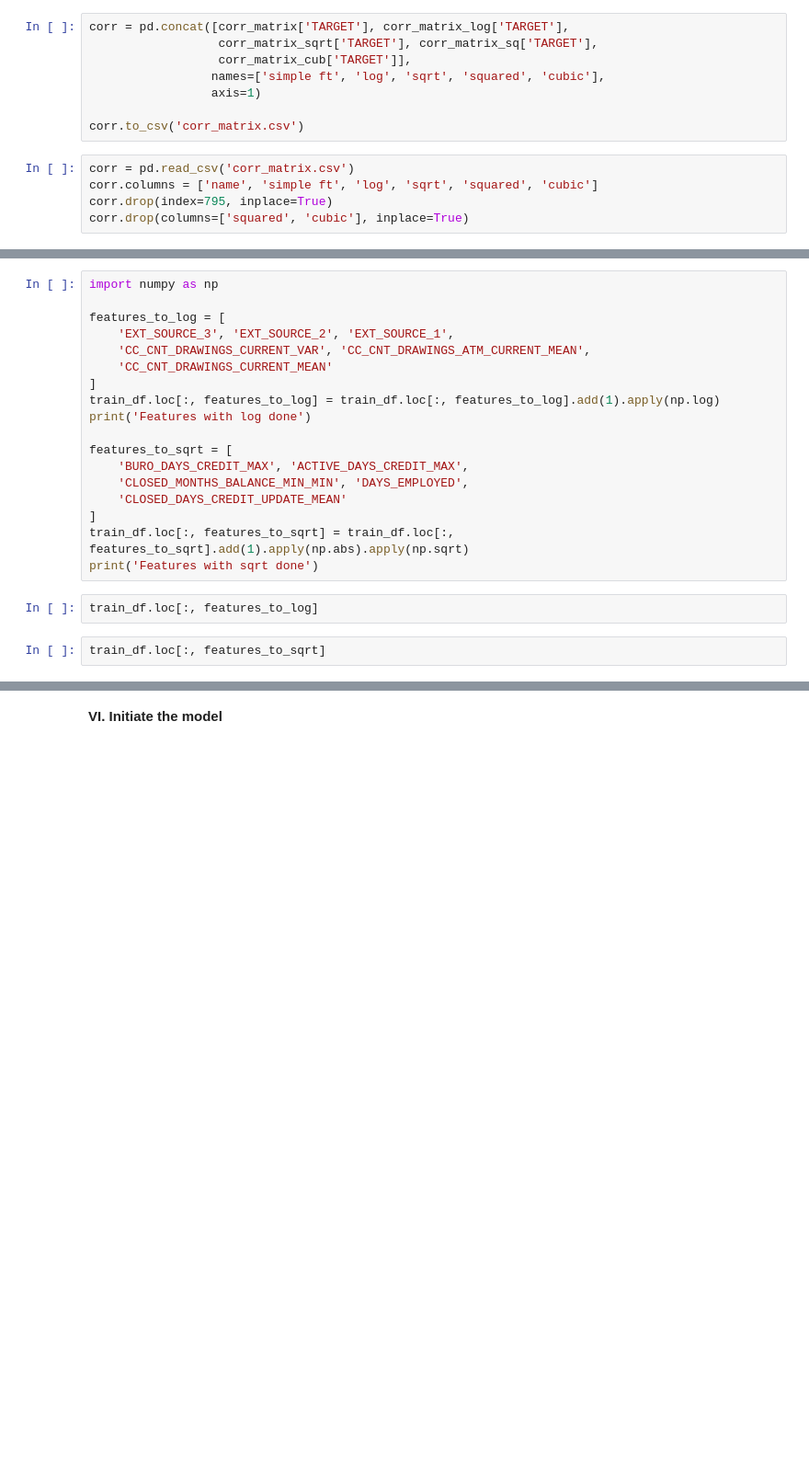
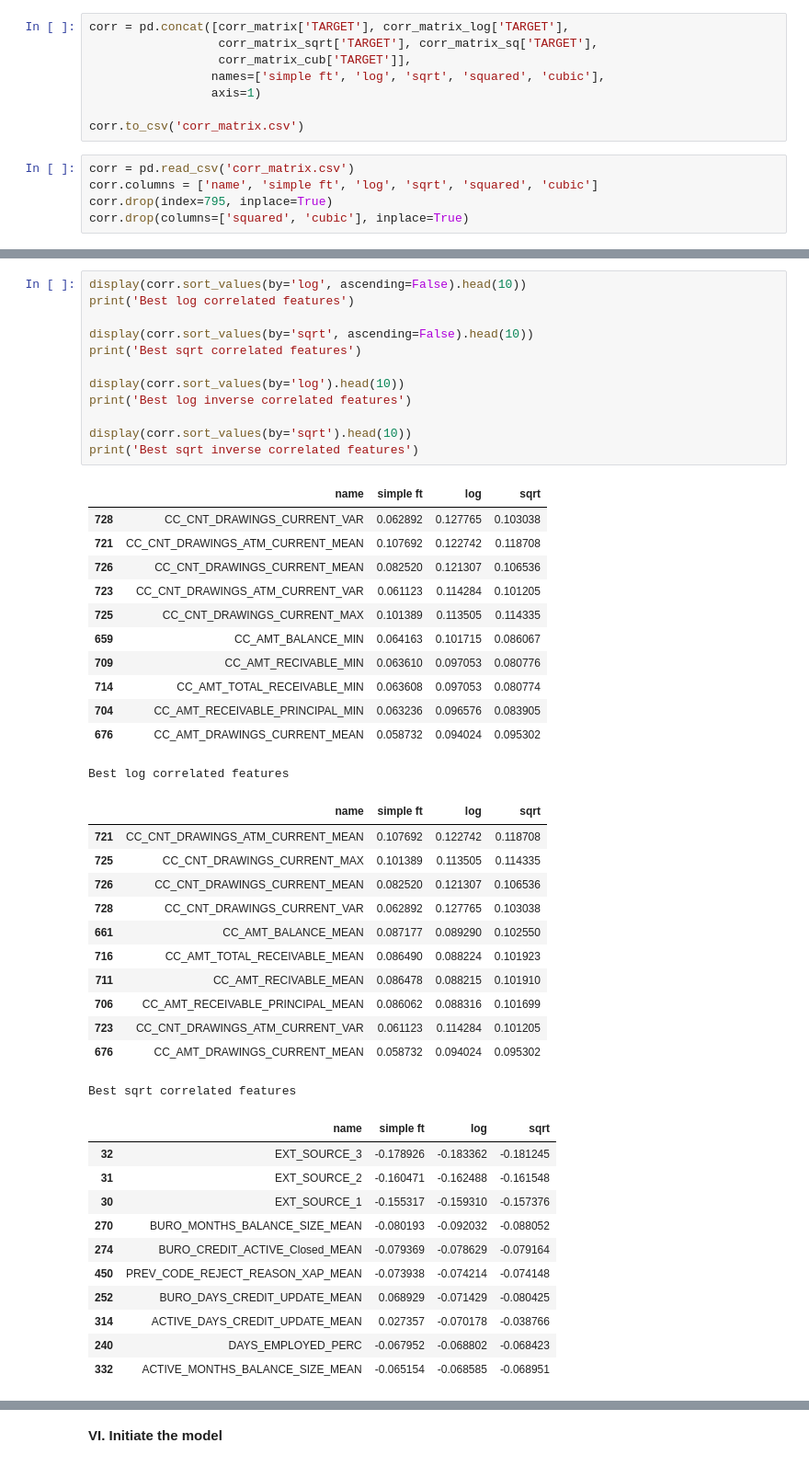
Before and after one commit to drdjekyl/P7, a Jupyter notebook: P7_A_Model.ipynb, the cells around one changed output, grey strips where cells are left out. Shown at 92% size. Saved outputs shown, nothing was run; the diff lists cells and outputs as text; blank space fills up the shorter version.

```diff
--- a/P7_A_Model.ipynb
+++ b/P7_A_Model.ipynb
@@ -480,22 +476,48 @@ print('Best sqrt inverse correlated features')
-# %%
-import numpy as np
-
-features_to_log = [
-    'EXT_SOURCE_3', 'EXT_SOURCE_2', 'EXT_SOURCE_1',
-    'CC_CNT_DRAWINGS_CURRENT_VAR', 'CC_CNT_DRAWINGS_ATM_CURRENT_MEAN',
-    'CC_CNT_DRAWINGS_CURRENT_MEAN'
-]
-train_df.loc[:, features_to_log] = train_df.loc[:, features_to_log].add(1).apply(np.log)
-print('Features with log done')
-
-features_to_sqrt = [
-    'BURO_DAYS_CREDIT_MAX', 'ACTIVE_DAYS_CREDIT_MAX',
-    'CLOSED_MONTHS_BALANCE_MIN_MIN', 'DAYS_EMPLOYED',
-    'CLOSED_DAYS_CREDIT_UPDATE_MEAN'
-]
-train_df.loc[:, features_to_sqrt] = train_df.loc[:, features_to_sqrt].add(1).apply(np.abs).apply(np.sqrt)
-print('Features with sqrt done')
-# %%
-train_df.loc[:, features_to_log]
-# %%
-train_df.loc[:, features_to_sqrt]
+# %%
+display(corr.sort_values(by='log', ascending=False).head(10))
+print('Best log correlated features')
+
+display(corr.sort_values(by='sqrt', ascending=False).head(10))
+print('Best sqrt correlated features')
+
+display(corr.sort_values(by='log').head(10))
+print('Best log inverse correlated features')
+
+display(corr.sort_values(by='sqrt').head(10))
+print('Best sqrt inverse correlated features')
+# %% [output]
+|  | name | simple ft | log | sqrt |
+| 728 | CC_CNT_DRAWINGS_CURRENT_VAR | 0.062892 | 0.127765 | 0.103038 |
+| 721 | CC_CNT_DRAWINGS_ATM_CURRENT_MEAN | 0.107692 | 0.122742 | 0.118708 |
+| 726 | CC_CNT_DRAWINGS_CURRENT_MEAN | 0.082520 | 0.121307 | 0.106536 |
+| 723 | CC_CNT_DRAWINGS_ATM_CURRENT_VAR | 0.061123 | 0.114284 | 0.101205 |
+| 725 | CC_CNT_DRAWINGS_CURRENT_MAX | 0.101389 | 0.113505 | 0.114335 |
+| 659 | CC_AMT_BALANCE_MIN | 0.064163 | 0.101715 | 0.086067 |
+| 709 | CC_AMT_RECIVABLE_MIN | 0.063610 | 0.097053 | 0.080776 |
+| 714 | CC_AMT_TOTAL_RECEIVABLE_MIN | 0.063608 | 0.097053 | 0.080774 |
+| 704 | CC_AMT_RECEIVABLE_PRINCIPAL_MIN | 0.063236 | 0.096576 | 0.083905 |
+| 676 | CC_AMT_DRAWINGS_CURRENT_MEAN | 0.058732 | 0.094024 | 0.095302 |
+Best log correlated features
+|  | name | simple ft | log | sqrt |
+| 721 | CC_CNT_DRAWINGS_ATM_CURRENT_MEAN | 0.107692 | 0.122742 | 0.118708 |
+| 725 | CC_CNT_DRAWINGS_CURRENT_MAX | 0.101389 | 0.113505 | 0.114335 |
+| 726 | CC_CNT_DRAWINGS_CURRENT_MEAN | 0.082520 | 0.121307 | 0.106536 |
+| 728 | CC_CNT_DRAWINGS_CURRENT_VAR | 0.062892 | 0.127765 | 0.103038 |
+| 661 | CC_AMT_BALANCE_MEAN | 0.087177 | 0.089290 | 0.102550 |
+| 716 | CC_AMT_TOTAL_RECEIVABLE_MEAN | 0.086490 | 0.088224 | 0.101923 |
+| 711 | CC_AMT_RECIVABLE_MEAN | 0.086478 | 0.088215 | 0.101910 |
+| 706 | CC_AMT_RECEIVABLE_PRINCIPAL_MEAN | 0.086062 | 0.088316 | 0.101699 |
+| 723 | CC_CNT_DRAWINGS_ATM_CURRENT_VAR | 0.061123 | 0.114284 | 0.101205 |
+| 676 | CC_AMT_DRAWINGS_CURRENT_MEAN | 0.058732 | 0.094024 | 0.095302 |
+Best sqrt correlated features
+|  | name | simple ft | log | sqrt |
+| 32 | EXT_SOURCE_3 | -0.178926 | -0.183362 | -0.181245 |
+| 31 | EXT_SOURCE_2 | -0.160471 | -0.162488 | -0.161548 |
+| 30 | EXT_SOURCE_1 | -0.155317 | -0.159310 | -0.157376 |
+| 270 | BURO_MONTHS_BALANCE_SIZE_MEAN | -0.080193 | -0.092032 | -0.088052 |
+| 274 | BURO_CREDIT_ACTIVE_Closed_MEAN | -0.079369 | -0.078629 | -0.079164 |
+| 450 | PREV_CODE_REJECT_REASON_XAP_MEAN | -0.073938 | -0.074214 | -0.074148 |
+| 252 | BURO_DAYS_CREDIT_UPDATE_MEAN | 0.068929 | -0.071429 | -0.080425 |
+| 314 | ACTIVE_DAYS_CREDIT_UPDATE_MEAN | 0.027357 | -0.070178 | -0.038766 |
+| 240 | DAYS_EMPLOYED_PERC | -0.067952 | -0.068802 | -0.068423 |
+| 332 | ACTIVE_MONTHS_BALANCE_SIZE_MEAN | -0.065154 | -0.068585 | -0.068951 |
```
Also changed, not shown: parts of 18 cells of this notebook.
